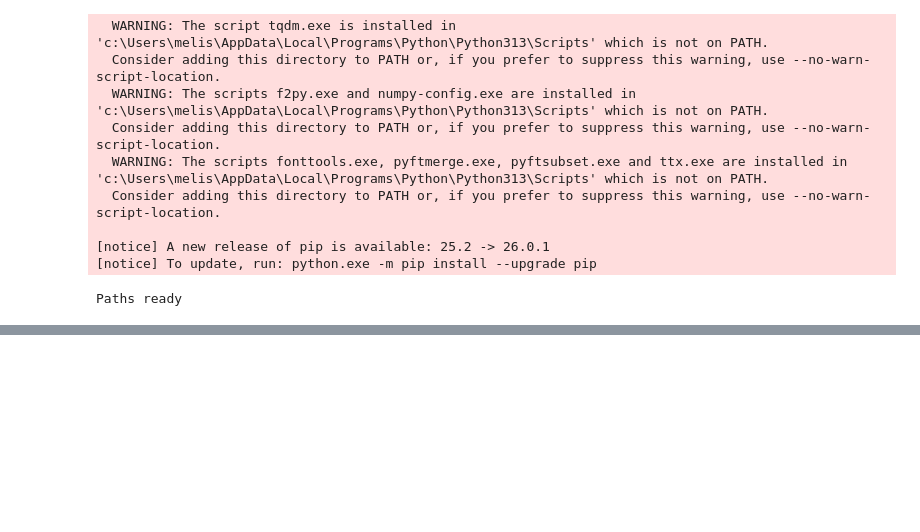
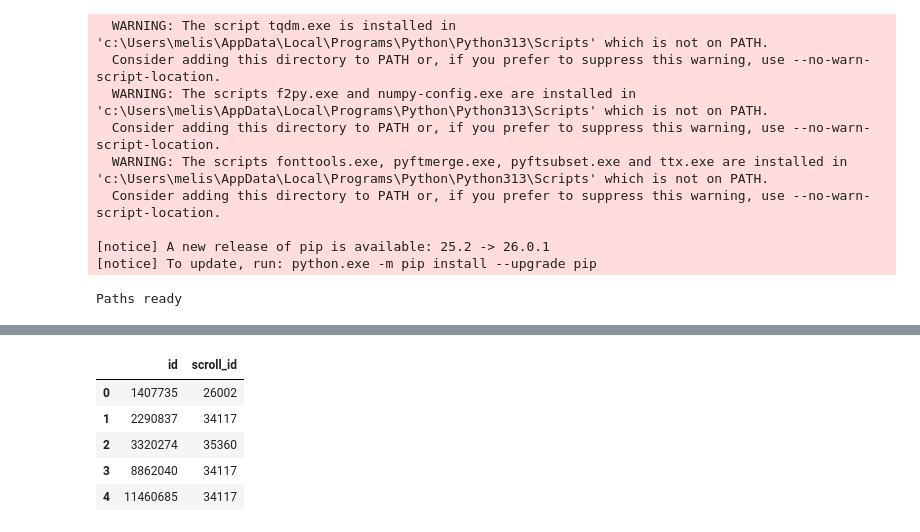
Before and after one commit to melisa-enesi/vesuvius-kaggle, a Jupyter notebook: vesuvius.ipynb, the cells around one changed output, grey strips where cells are left out. Cells and saved outputs as stored; diff of their text form; code cells hidden in the pictures; blank space fills up the shorter version.

```diff
--- a/vesuvius.ipynb
+++ b/vesuvius.ipynb
@@ -45,0 +58,10 @@ Paths ready
+# %%
+train_df = pd.read_csv("vesuvius_data/train.csv")
+train_df.head()
+# %% [output]
+|  | id | scroll_id |
+| 0 | 1407735 | 26002 |
+| 1 | 2290837 | 34117 |
+| 2 | 3320274 | 35360 |
+| 3 | 8862040 | 34117 |
+| 4 | 11460685 | 34117 |
```
Also changed, not shown: parts of 9 cells of this notebook, 2 other files.
